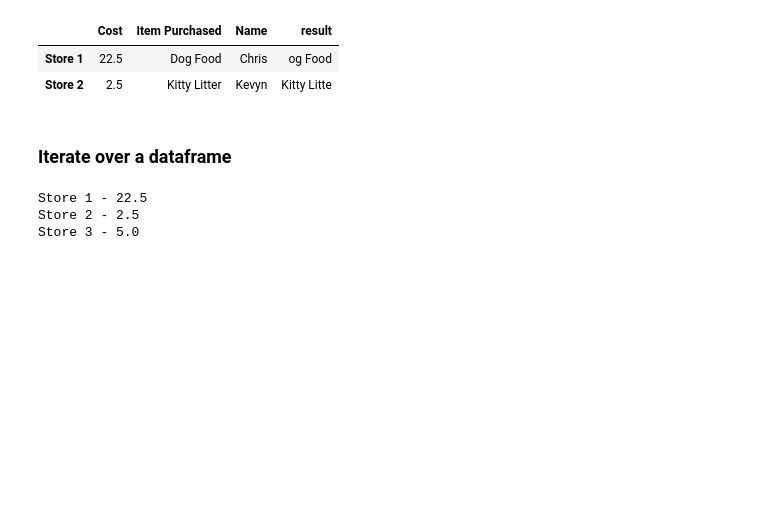
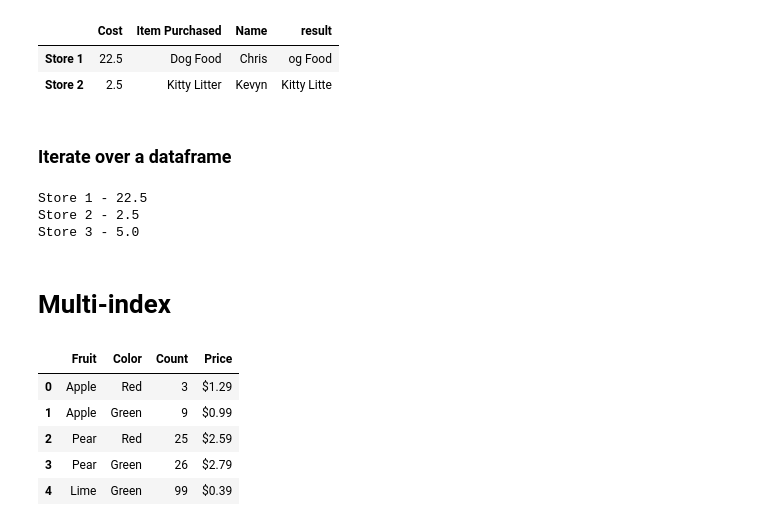
Before and after one commit to sfavorite/pandas_basics, a Jupyter notebook: Basics of Pandas DataFrames .ipynb, the cells around one changed output. Saved outputs shown, nothing was run; the diff lists cells and outputs as text; code cells hidden in the pictures; blank space fills up the shorter version.

Commit message:
New section on multi-index

```diff
--- a/Basics of Pandas DataFrames .ipynb
+++ b/Basics of Pandas DataFrames .ipynb
@@ -322,3 +324,18 @@ for index, row in temp_df.iterrows():
 Store 1 - 22.5
 Store 2 - 2.5
 Store 3 - 5.0
+# %% [markdown]
+# Multi-index
+# %%
+data = np.array([['Fruit', 'Color', 'Count', 'Price'], ['Apple', 'Red', 3, '$1.29'], ['Apple', 'Green', 9, '$0.99'],
+    ['Pear', 'Red', 25, '$2.59'], ['Pear', 'Green', 26, '$2.79'], ['Lime', 'Green', 99, '$0.39']])
+
+df = pd.DataFrame(data=data[1:, 0:], columns=data[0, :])
+df
+# %% [output]
+|  | Fruit | Color | Count | Price |
+| 0 | Apple | Red | 3 | $1.29 |
+| 1 | Apple | Green | 9 | $0.99 |
+| 2 | Pear | Red | 25 | $2.59 |
+| 3 | Pear | Green | 26 | $2.79 |
+| 4 | Lime | Green | 99 | $0.39 |
```
Also changed, not shown: parts of 12 cells of this notebook.
